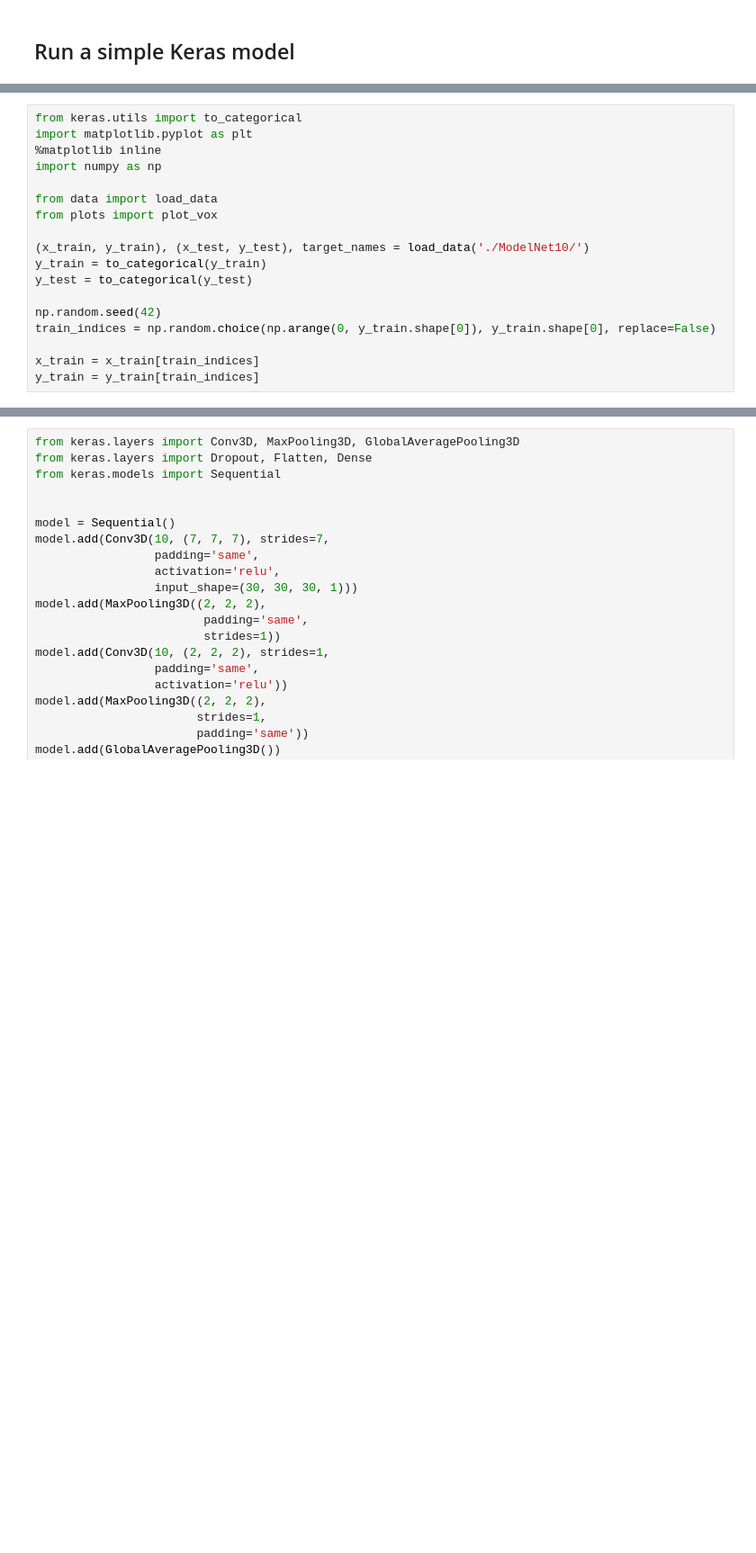
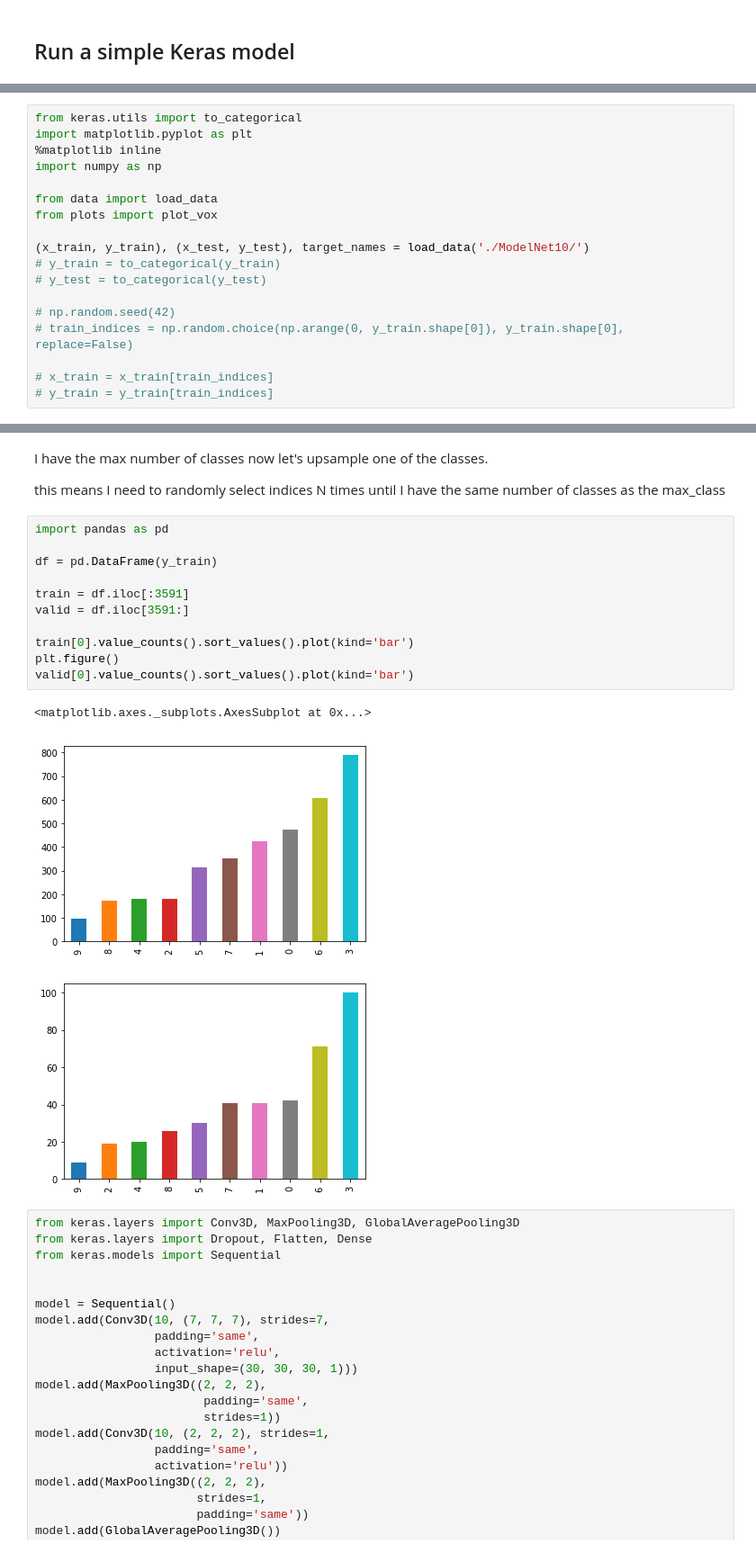
Before and after one commit to Ryanglambert/3d_model_retriever, a Jupyter notebook: EDA.ipynb, the cells around one changed output, grey strips where cells are left out. Shown: that part at 90% size. Cells and saved outputs as stored; diff of their text form; blank space fills up the shorter version.

```diff
--- a/EDA.ipynb
+++ b/EDA.ipynb
@@ -104,11 +106,11 @@ from data import load_data
 from plots import plot_vox
 
 (x_train, y_train), (x_test, y_test), target_names = load_data('./ModelNet10/')
-y_train = to_categorical(y_train)
-y_test = to_categorical(y_test)
+# y_train = to_categorical(y_train)
+# y_test = to_categorical(y_test)
 
-np.random.seed(42)
-train_indices = np.random.choice(np.arange(0, y_train.shape[0]), y_train.shape[0], replace=False)
+# np.random.seed(42)
+# train_indices = np.random.choice(np.arange(0, y_train.shape[0]), y_train.shape[0], replace=False)
 
-x_train = x_train[train_indices]
-y_train = y_train[train_indices]
+# x_train = x_train[train_indices]
+# y_train = y_train[train_indices]
@@ -115,3 +150,22 @@ y_train = y_train[train_indices]
+# %% [markdown]
+I have the max number of classes now let's upsample one of the classes.
+
+this means I need to randomly select indices N times until I have the same number of classes as the max_class
+# %%
+import pandas as pd
+
+df = pd.DataFrame(y_train)
+
+train = df.iloc[:3591]
+valid = df.iloc[3591:]
+
+train[0].value_counts().sort_values().plot(kind='bar')
+plt.figure()
+valid[0].value_counts().sort_values().plot(kind='bar')
+# %% [output]
+<matplotlib.axes._subplots.AxesSubplot at 0x...>
+[figure, added]
+[figure, added]
 # %%
 from keras.layers import Conv3D, MaxPooling3D, GlobalAveragePooling3D
 from keras.layers import Dropout, Flatten, Dense
```
Also changed, not shown: parts of 14 cells of this notebook, 1 other file.
